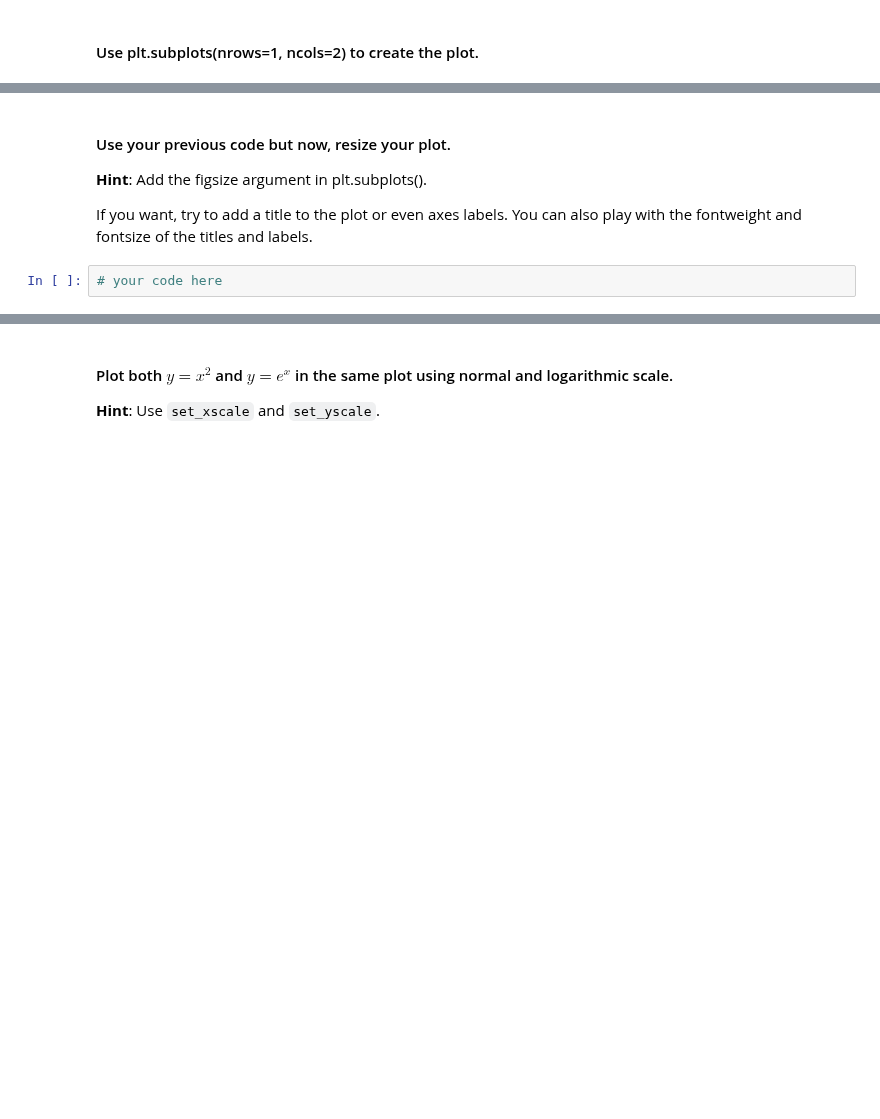
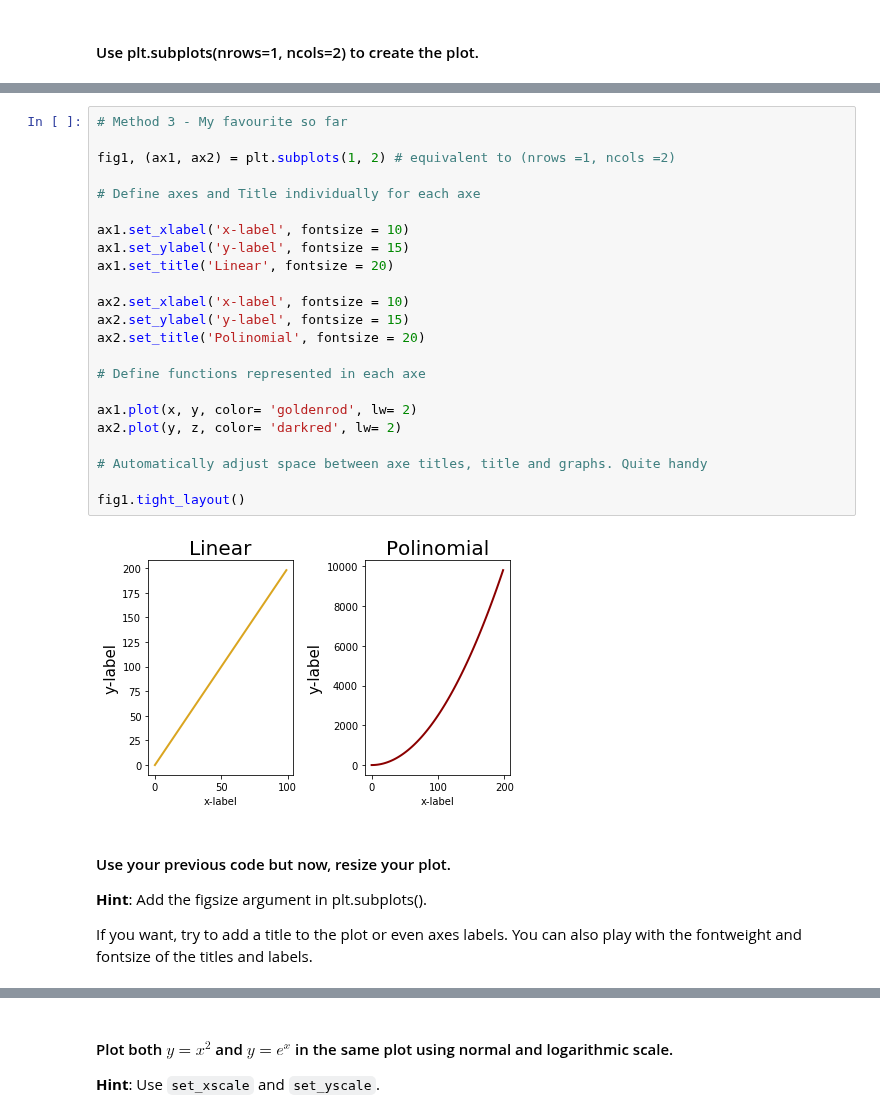
Before and after one commit to ta-data-lis/lab-matplotlib-seaborn, a Jupyter notebook: your-code/main.ipynb, the cells around one changed output, grey strips where cells are left out. Saved outputs shown, nothing was run; the diff lists cells and outputs as text; blank space fills up the shorter version.

```diff
--- a/your-code/main.ipynb
+++ b/your-code/main.ipynb
@@ -29,7 +67,30 @@ Also, play around with the linewidth and style. Use the ones you're most happy w
+# %%
+# Method 3 - My favourite so far
+
+fig1, (ax1, ax2) = plt.subplots(1, 2) # equivalent to (nrows =1, ncols =2)
+
+# Define axes and Title individually for each axe
+
+ax1.set_xlabel('x-label', fontsize = 10)
+ax1.set_ylabel('y-label', fontsize = 15)
+ax1.set_title('Linear', fontsize = 20)
+
+ax2.set_xlabel('x-label', fontsize = 10)
+ax2.set_ylabel('y-label', fontsize = 15)
+ax2.set_title('Polinomial', fontsize = 20)
+
+# Define functions represented in each axe
+
+ax1.plot(x, y, color= 'goldenrod', lw= 2)
+ax2.plot(y, z, color= 'darkred', lw= 2)
+
+# Automatically adjust space between axe titles, title and graphs. Quite handy
+
+fig1.tight_layout()
+# %% [output]
+[figure, added]
 # %% [markdown]
 #### Use your previous code but now, resize your plot.
 **Hint**: Add the figsize argument in plt.subplots().
 
 If you want, try to add a title to the plot or even axes labels. You can also play with the fontweight and fontsize of the titles and labels.
-# %%
-# your code here
```
Also changed, not shown: parts of 47 cells of this notebook, 7 other files.
